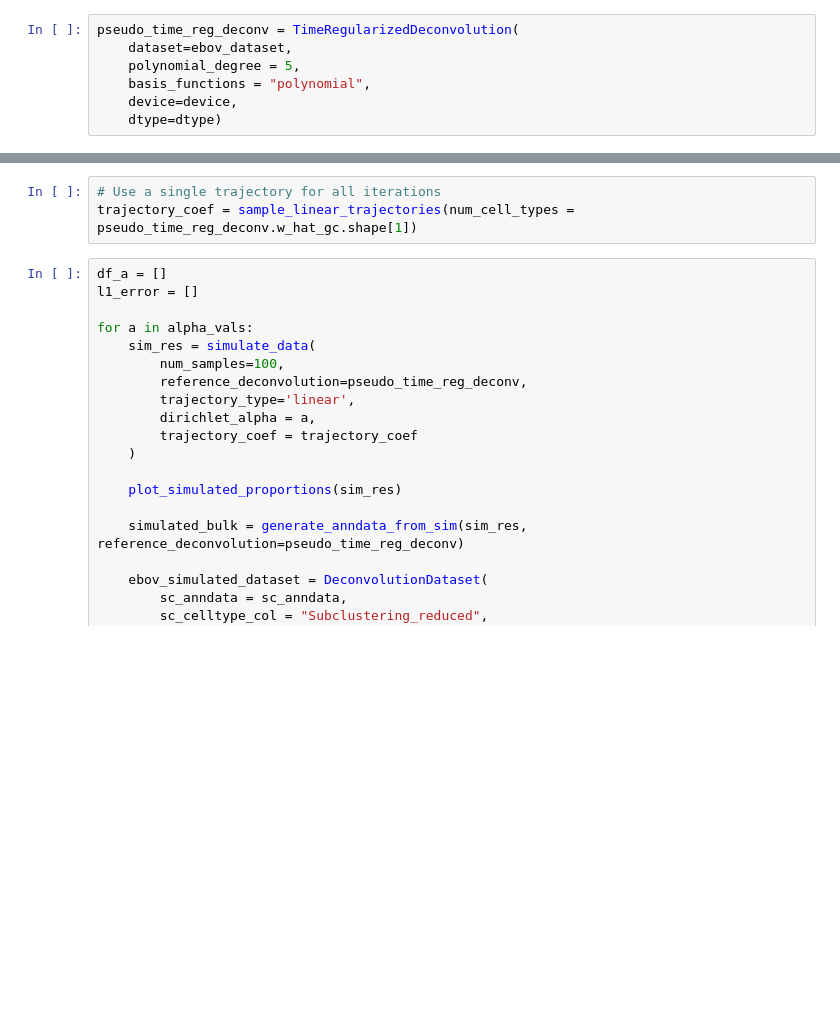
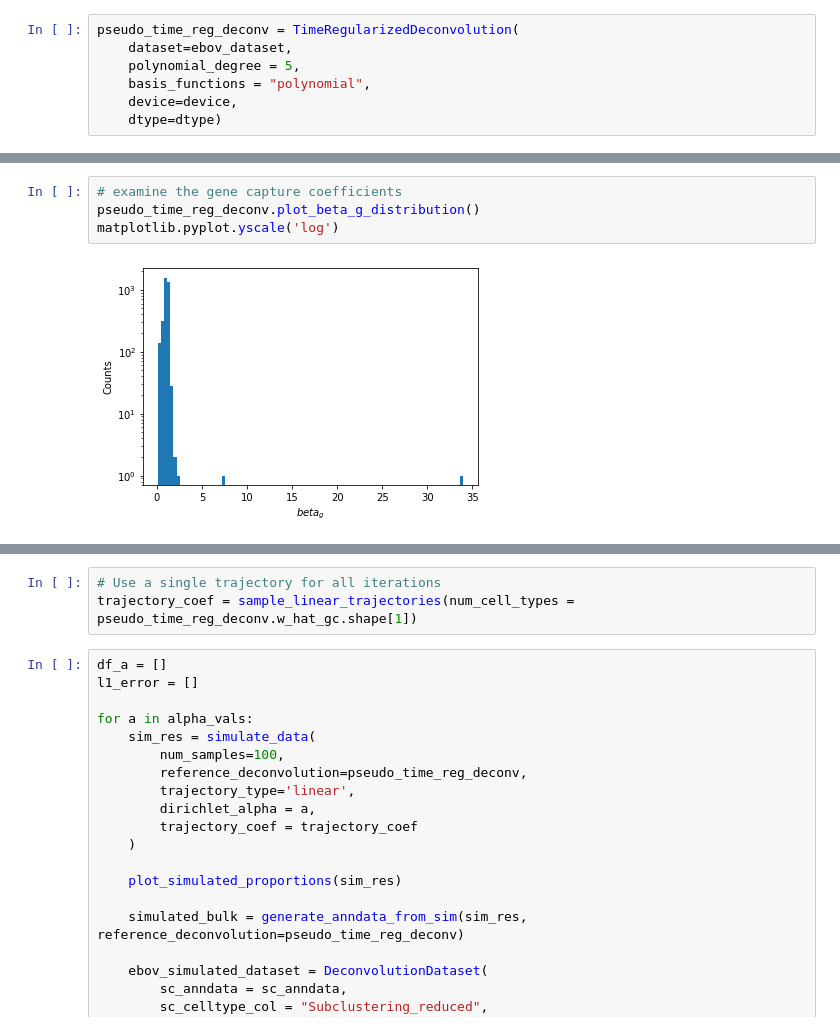
Before and after one commit to broadinstitute/temporal-rna-seq-deconvolution, a Jupyter notebook: deconvolve-simulated-linear-example.ipynb, the cells around one changed output, grey strips where cells are left out. Saved outputs shown, nothing was run; the diff lists cells and outputs as text; blank space fills up the shorter version.

```diff
--- a/deconvolve-simulated-linear-example.ipynb
+++ b/deconvolve-simulated-linear-example.ipynb
@@ -116,0 +153,6 @@ calculate_prediction_error(sim_res, pseudo_time_reg_deconv_sim)
+# %%
+# examine the gene capture coefficients
+pseudo_time_reg_deconv.plot_beta_g_distribution()
+matplotlib.pyplot.yscale('log')
+# %% [output]
+[figure, added]
```
Also changed, not shown: parts of 62 cells of this notebook, 8 other files.
